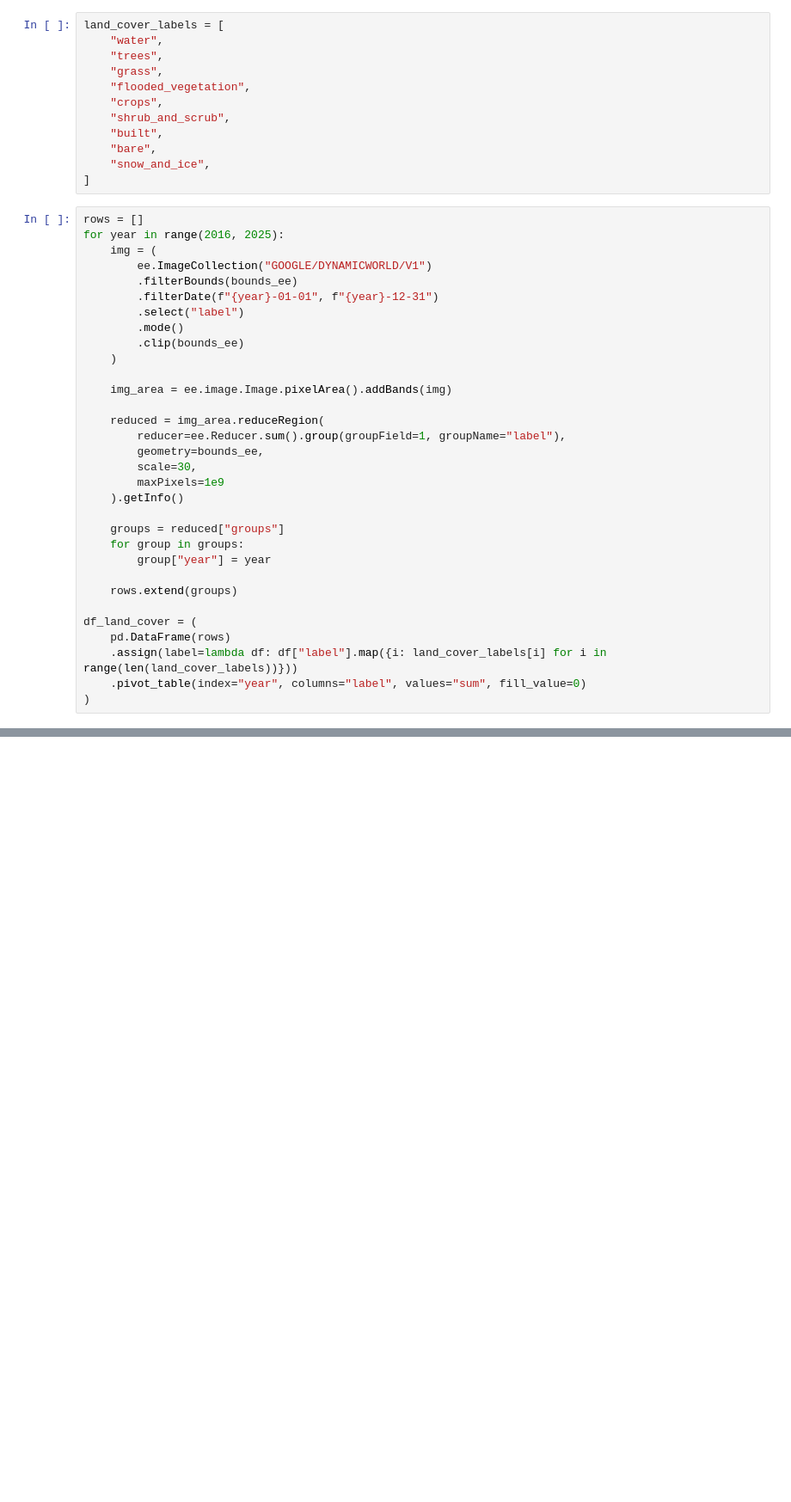
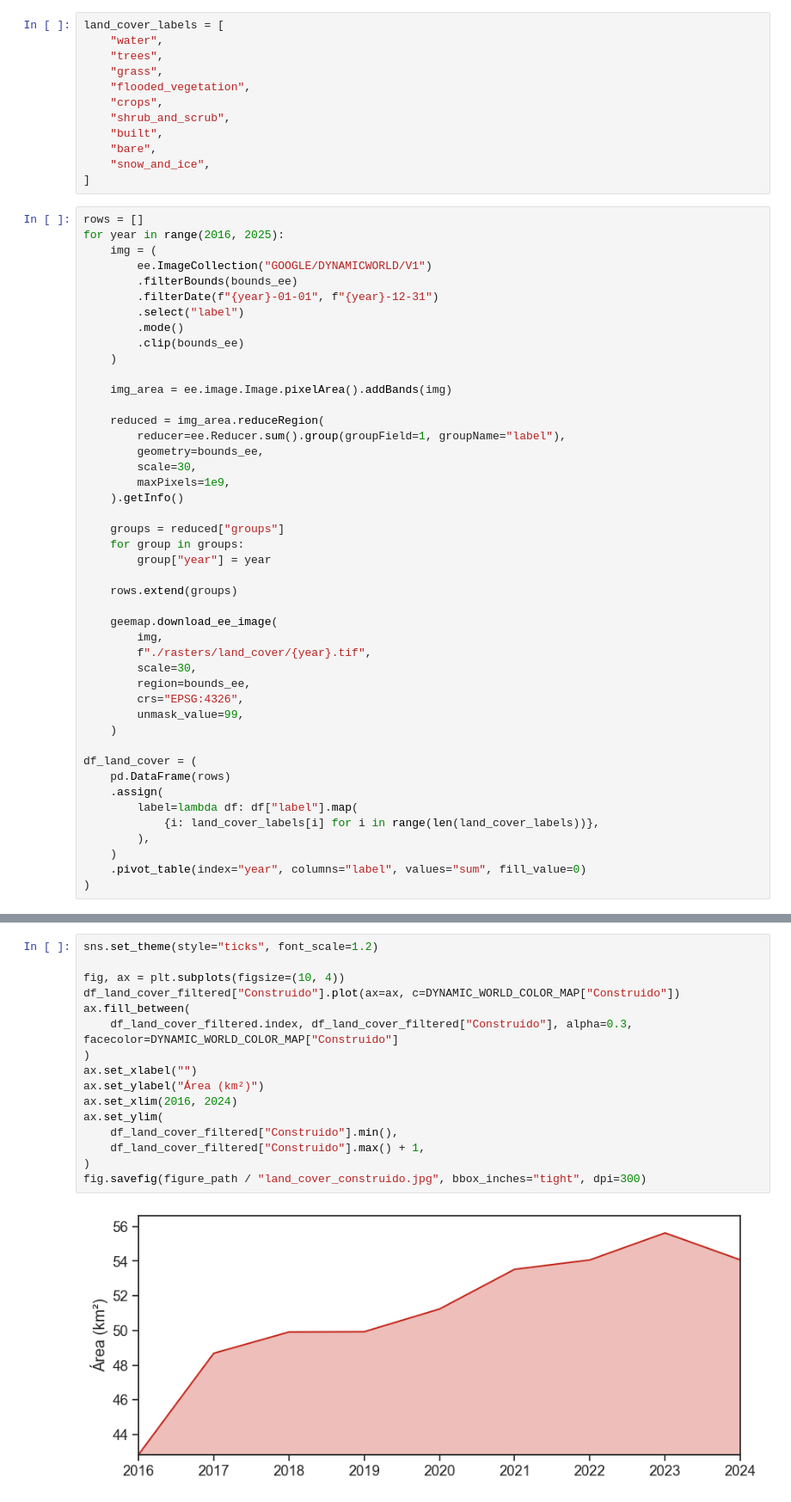
Before and after one commit to RodolfoFigueroa/iquitos, a Jupyter notebook: urbanization.ipynb, the cells around one changed output, grey strips where cells are left out. Shown at 86% size. Saved outputs shown, nothing was run; the diff lists cells and outputs as text; blank space fills up the shorter version.

```diff
--- a/urbanization.ipynb
+++ b/urbanization.ipynb
@@ -198,7 +231,7 @@ for year in range(2016, 2025):
         reducer=ee.Reducer.sum().group(groupField=1, groupName="label"),
         geometry=bounds_ee,
         scale=30,
-        maxPixels=1e9
+        maxPixels=1e9,
     ).getInfo()
 
     groups = reduced["groups"]
@@ -207,8 +240,21 @@ for year in range(2016, 2025):
 
     rows.extend(groups)
 
+    geemap.download_ee_image(
+        img,
+        f"./rasters/land_cover/{year}.tif",
+        scale=30,
+        region=bounds_ee,
+        crs="EPSG:4326",
+        unmask_value=99,
+    )
+
 df_land_cover = (
     pd.DataFrame(rows)
-    .assign(label=lambda df: df["label"].map({i: land_cover_labels[i] for i in range(len(land_cover_labels))}))
+    .assign(
+        label=lambda df: df["label"].map(
+            {i: land_cover_labels[i] for i in range(len(land_cover_labels))},
+        ),
+    )
     .pivot_table(index="year", columns="label", values="sum", fill_value=0)
 )
@@ -215,3 +349,21 @@ df_land_cover = (
+# %%
+sns.set_theme(style="ticks", font_scale=1.2)
+
+fig, ax = plt.subplots(figsize=(10, 4))
+df_land_cover_filtered["Construido"].plot(ax=ax, c=DYNAMIC_WORLD_COLOR_MAP["Construido"])
+ax.fill_between(
+    df_land_cover_filtered.index, df_land_cover_filtered["Construido"], alpha=0.3, facecolor=DYNAMIC_WORLD_COLOR_MAP["Construido"]
+)
+ax.set_xlabel("")
+ax.set_ylabel("Área (km²)")
+ax.set_xlim(2016, 2024)
+ax.set_ylim(
+    df_land_cover_filtered["Construido"].min(),
+    df_land_cover_filtered["Construido"].max() + 1,
+)
+fig.savefig(figure_path / "land_cover_construido.jpg", bbox_inches="tight", dpi=300)
+# %% [output]
+[figure, added]
 # %%
 sns.set_theme(font_scale=1.2, style="ticks")
 
```
Also changed, not shown: parts of 16 cells of this notebook, 5 other files.
